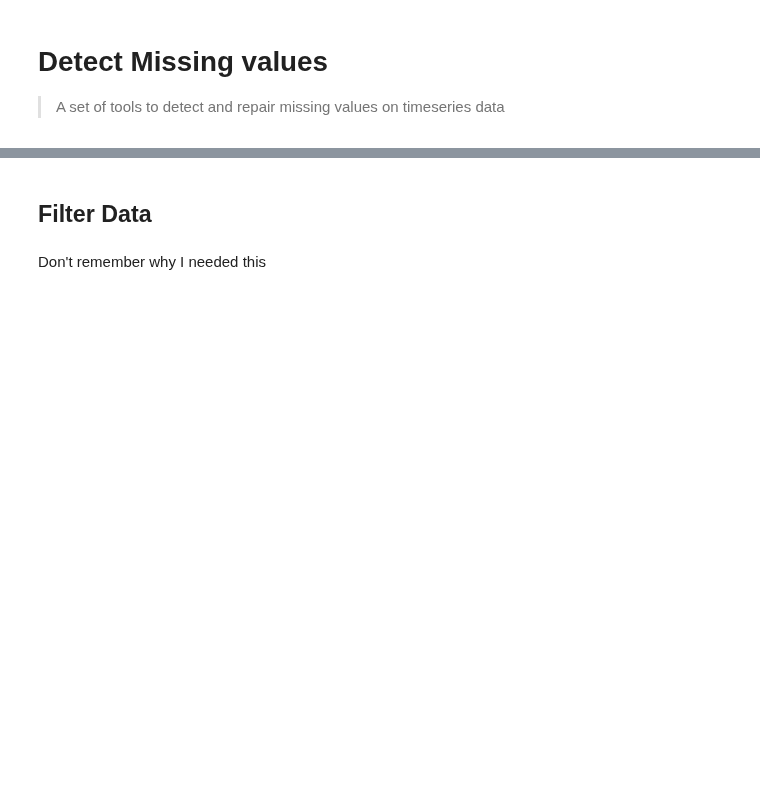
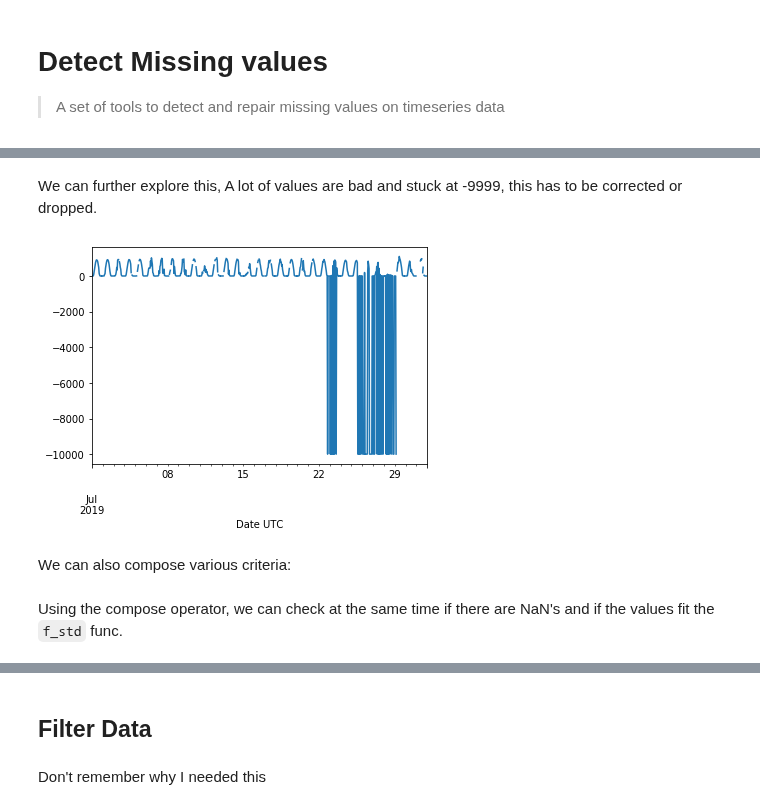
Before and after one commit to francisco-ar/pvtools, a Jupyter notebook: nbs/04_utils.missing.ipynb, the cells around one changed output, grey strips where cells are left out. Drawn from its saved outputs; the diff is of its cells as text; code cells hidden in the pictures; blank space fills up the shorter version.

```diff
--- a/nbs/04_utils.missing.ipynb
+++ b/nbs/04_utils.missing.ipynb
@@ -69,3 +135,11 @@ And the composition of various criteria
+# %% [markdown]
+We can further explore this, A lot of values are bad and stuck at -9999, this has to be corrected or dropped.
+# %%
+df_noisy.loc['7 2019', 'ghi'].plot();
+# %% [output]
+[figure, added]
+# %% [markdown]
+We can also compose various criteria:
 # %%
 #export
 def comp(l):
@@ -72,5 +147,7 @@ def comp(l):
     def _inner(df): return reduce(operator.or_, [f(df) for f in l])
     return _inner
+# %% [markdown]
+Using the compose operator, we can check at the same time if there are NaN's and if the values fit the `f_std` func.
 # %%
 plot_missing(df_noisy, f = comp([pd.isna, f_std]))
 # %% [output]
```
Also changed, not shown: parts of 37 cells of this notebook, 8 other files.
